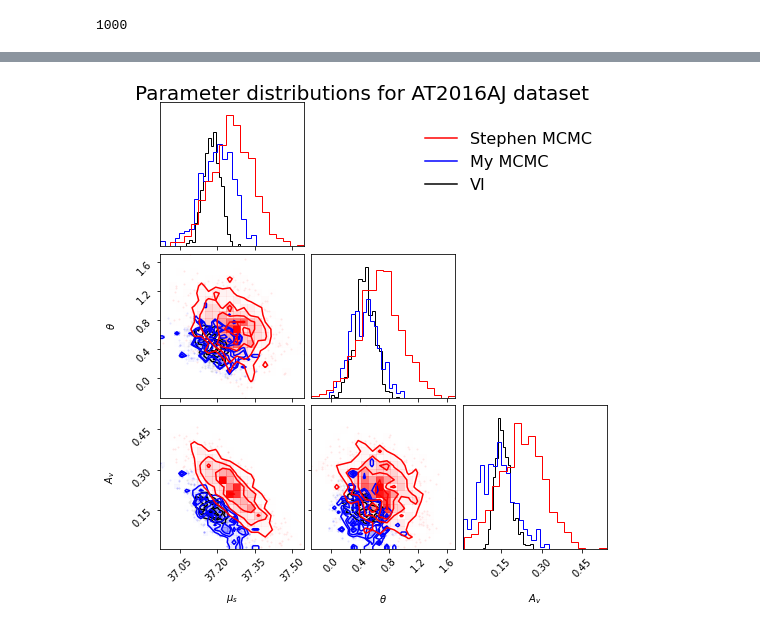
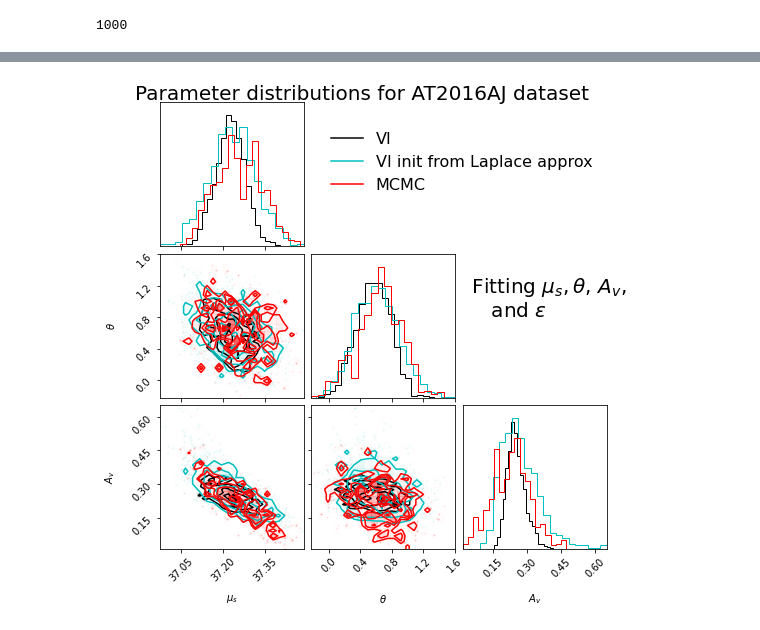
Before and after one commit to asmuzsoy/variational_bayesn, a Jupyter notebook: Ragged_Tensor_Fitting_BayeSN_Pyro.ipynb, the cells around one changed output, grey strips where cells are left out. Drawn from its saved outputs; the diff is of its cells as text; code cells hidden in the pictures.

Commit message:
fixed EBV_MW bug, AV fitting works now

```diff
--- a/Ragged_Tensor_Fitting_BayeSN_Pyro.ipynb
+++ b/Ragged_Tensor_Fitting_BayeSN_Pyro.ipynb
@@ -356,11 +376,13 @@ def model_vi(obs):
   # print(generated_fluxes)
 
   if obs is not None:
-    for i in range(len(bands)):
-      # with pyro.plate("observations"):
+    # for i in range(len(bands)):
+    for i in pyro.plate("bands", len(bands)):
+      # print(i)
+      with pyro.plate("observations" + str(bands[i])):
         # print(len(generated_fluxes[i]))
-        for j in range(len(generated_fluxes[i])):
-            pyro.sample("flux" + str(i) + str(j), dist.Normal(generated_fluxes[i][j], 0.02 * generated_fluxes[i][j]), obs = obs[0][i][j])
+        # for j in range(len(generated_fluxes[i])):
+          pyro.sample("flux" + str(bands[i]), dist.Normal(generated_fluxes[i], flux_errors[0][i]), obs = obs[0][i])
           # print(obs[0][i][j])
         # print(generated_fluxes[i])
 # %%
@@ -386,7 +439,7 @@ pyro.render_model(model_vi, model_args = (observed_fluxes,), render_distribution
 # %% [output]
 [drawing not drawn]
 # %%
-autoguide_vi = pyro.infer.autoguide.AutoMultivariateNormal(model_vi, init_loc_fn = pyro.infer.autoguide.initialization.init_to_median(), init_scale = 1.)
+autoguide_vi = pyro.infer.autoguide.AutoMultivariateNormal(model_vi, init_loc_fn = pyro.infer.autoguide.initialization.init_to_sample(), init_scale = 1.)
 # %%
 pyro.get_param_store().clear()
 adam = pyro.optim.Adam({"lr": 0.001, "betas": (0.90, 0.999)}, {"clip_norm": 10.0})
@@ -642,13 +749,14 @@ def model_mcmc(obs):
   # generated_fluxes = torch.stack(generated_fluxes)
   # print(generated_fluxes)
 
-  for i in range(len(bands)):
-    # with pyro.plate("observations"):
-      # print(len(generated_fluxes[i]))
-      for j in range(len(generated_fluxes[i])):
-          pyro.sample("flux" + str(i) + str(j), dist.Normal(generated_fluxes[i][j], 0.02 * generated_fluxes[i][j]), obs = obs[0][i][j])
-          # print(obs[0][i][j])
-        # print(generated_fluxes[i])
+  if obs is not None:
+    # for i in range(len(bands)):
+    for i in pyro.plate("bands", len(bands)):
+      # print(i)
+      with pyro.plate("observations"):
+        # print(len(generated_fluxes[i]))
+        # for j in range(len(generated_fluxes[i])):
+            pyro.sample("flux" + str(bands[i]), dist.Normal(generated_fluxes[i], flux_errors[0][i]), obs = obs[0][i])
 # %%
 num_chains = 1
 nuts_kernel = pyro.infer.NUTS(model_mcmc, adapt_step_size=True)
@@ -666,32 +774,34 @@ mcmc_corner_samples = mcmc.get_samples(num_samples = num_corner_samples)
 # %%
 figure = corner.corner(np.vstack((vi_corner_samples['mu_s'].numpy(),vi_corner_samples['theta'].numpy(),
                                   vi_corner_samples['Av'].numpy())).T,
                        labels = [r"$\mu_s$", r"$\theta$", r"$A_v$"], color = 'k')
-# corner.corner(np.vstack((vi_trained_laplace_samples['mu_s'][:,0,0].numpy(),vi_trained_laplace_samples['theta'][:,0,0].numpy(),
-#                                   vi_trained_laplace_samples['Av'][:,0,0].numpy())).T,
-#                        labels = [r"$\mu_s$", r"$\theta$", r"$A_v$"], fig = figure, color = 'c')
+corner.corner(np.vstack((vi_trained_laplace_samples['mu_s'].numpy(),vi_trained_laplace_samples['theta'].numpy(),
+                                  vi_trained_laplace_samples['Av'].numpy())).T,
+                       labels = [r"$\mu_s$", r"$\theta$", r"$A_v$"], fig = figure, color = 'c')
 corner.corner(np.vstack((mcmc_corner_samples['mu_s'],mcmc_corner_samples['theta'],mcmc_corner_samples['Av'])).T,
-                       labels = [r"$\mu_s$", r"$\theta$", r"$A_v$"], color ='b',fig = figure,)
+                       labels = [r"$\mu_s$", r"$\theta$", r"$A_v$"], color ='r',fig = figure,)
 # corner.corner(np.vstack((laplace_samples['mu_s'][:,0,0].numpy(),laplace_samples['theta'][:,0,0].numpy(),
 #                                   laplace_samples['Av'][:,0,0].numpy())).T,
 #                        labels = [r"$\mu_s$", r"$\theta$", r"$A_v$"], fig = figure, color = 'b')
-corner.corner(np.vstack((other_fit['mu'] + other_fit['delM'],other_fit['theta'], other_fit['AV'])).T,
-                       labels = [r"$\mu_s$", r"$\theta$", r"$A_v$"], fig = figure, color = 'r')
+# corner.corner(np.vstack((other_fit['mu'] + other_fit['delM'],other_fit['theta'], other_fit['AV'])).T,
+#                        labels = [r"$\mu_s$", r"$\theta$", r"$A_v$"], fig = figure, color = 'r')
 # colors = ['k','c', 'r']
 
 # labels = ['VI', 'VI init from Laplace approx', 'MCMC']
-colors = ['r', 'b', 'k']
-labels = ['Stephen MCMC', 'My MCMC', 'VI']
+colors = [ 'k', 'c', 'r']
+labels = ['VI', 'VI init from Laplace approx','MCMC']
 
 plt.legend(
     handles=[
         mlines.Line2D([], [], color=colors[i], label=labels[i])
         for i in range(len(labels))
     ],
     fontsize=16, frameon=False,
     bbox_to_anchor=(1, 3), loc="upper right"
 )
+
+plt.text(0, 270, "  Fitting $\\mu_s, \\theta$, $A_v$, \n     and $\\epsilon$", fontsize = 20)
 figure.suptitle("Parameter distributions for AT2016AJ dataset", fontsize = 20)
 plt.show()
 # %% [output]
-[figure, old version]
+[figure, new version]
```
Also changed, not shown: parts of 26 cells of this notebook.
